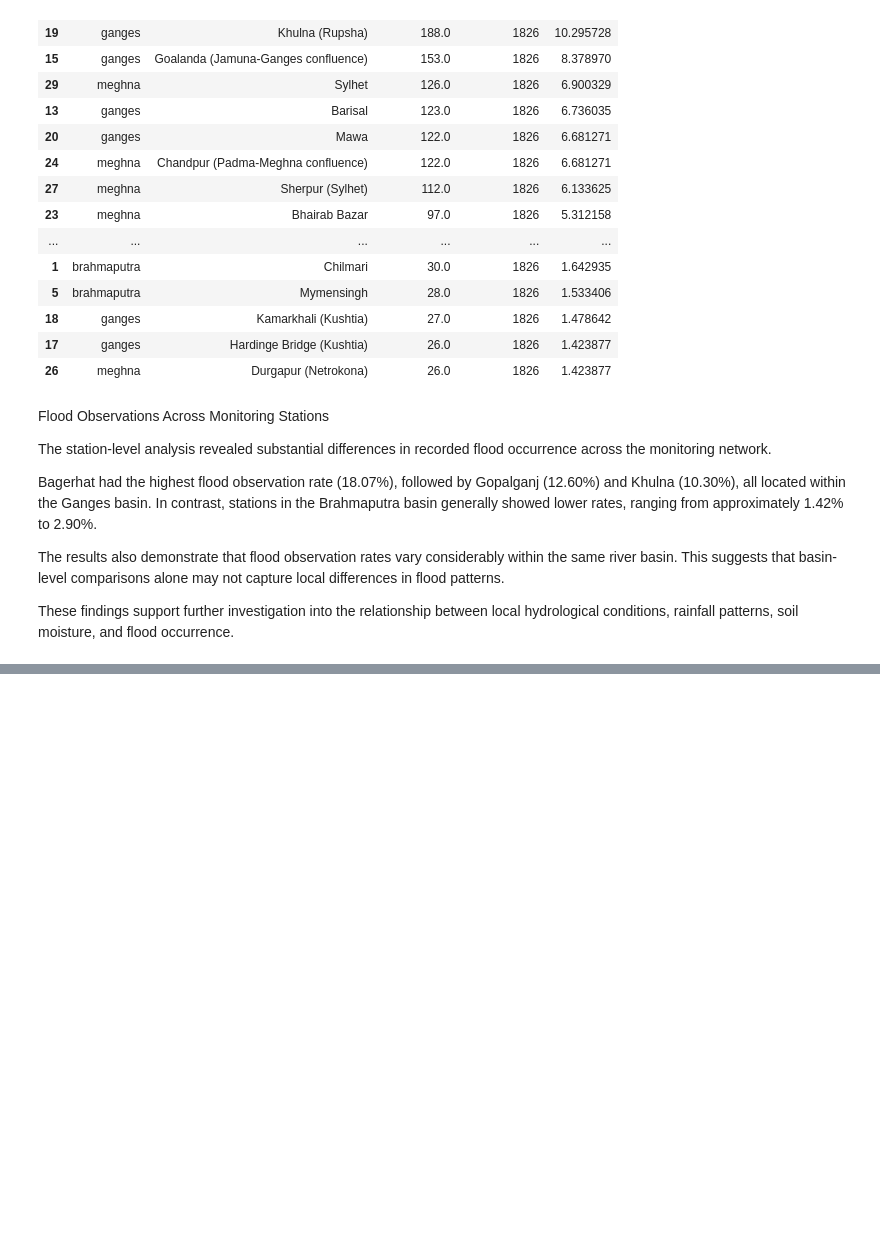
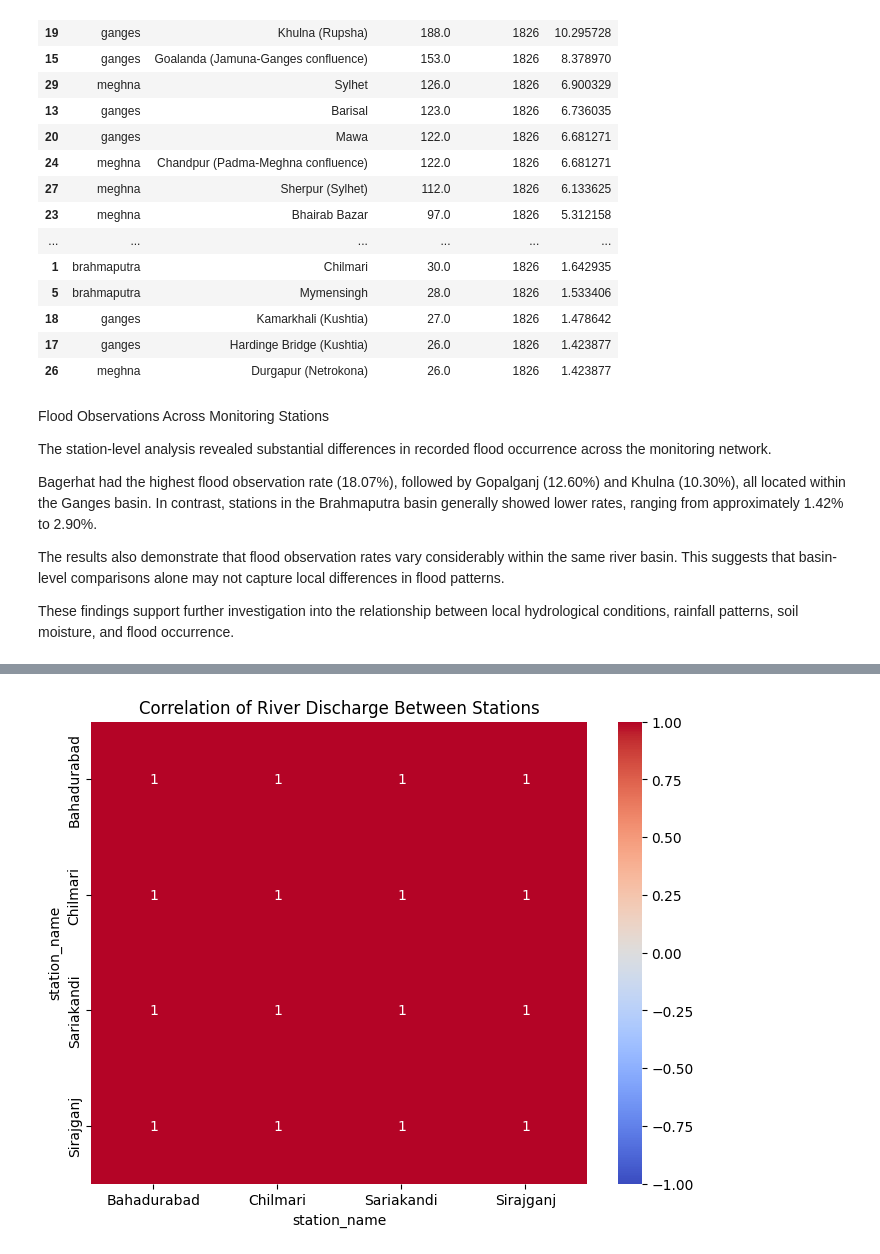
Before and after one commit to Burzo572/dsb_project, a Jupyter notebook: CapStoneProjectJankoBurzanovicFirstEda.ipynb, the cells around one changed output, grey strips where cells are left out. Drawn from its saved outputs; the diff is of its cells as text; code cells hidden in the pictures; blank space fills up the shorter version.

```diff
--- a/CapStoneProjectJankoBurzanovicFirstEda.ipynb
+++ b/CapStoneProjectJankoBurzanovicFirstEda.ipynb
@@ -900,0 +831,10 @@ for feature in features:
+# %%
+connected_stations = [
+    "SW17",  # Chilmari
+    "SW90",  # Bahadurabad
+    "SW93",  # Sariakandi
+    "SW99"   # Sirajganj
+    ]
+
+df_network = df_clean[
+    df_clean["station_id"].isin(connected_stations)].copy()
@@ -900,0 +865,9 @@ for feature in features:
+# %%
+df_network = df_network.reset_index()
+
+discharge_comparison = df_network.pivot(
+    index="date",
+    columns="station_name",
+    values="river_discharge_m3s")
+
+discharge_comparison.head(10)
@@ -900,0 +887,4 @@ for feature in features:
+# %%
+discharge_corr = discharge_comparison.corr()
+
+discharge_corr
@@ -900,0 +898,14 @@ for feature in features:
+# %%
+plt.figure(figsize=(8, 6))
+
+sns.heatmap(
+    discharge_corr,
+    annot=True,
+    cmap="coolwarm",
+    vmin=-1,
+    vmax=1)
+
+plt.title("Correlation of River Discharge Between Stations")
+plt.show()
+# %% [output]
+[figure, added]
```
Also changed, not shown: parts of 47 cells of this notebook.
